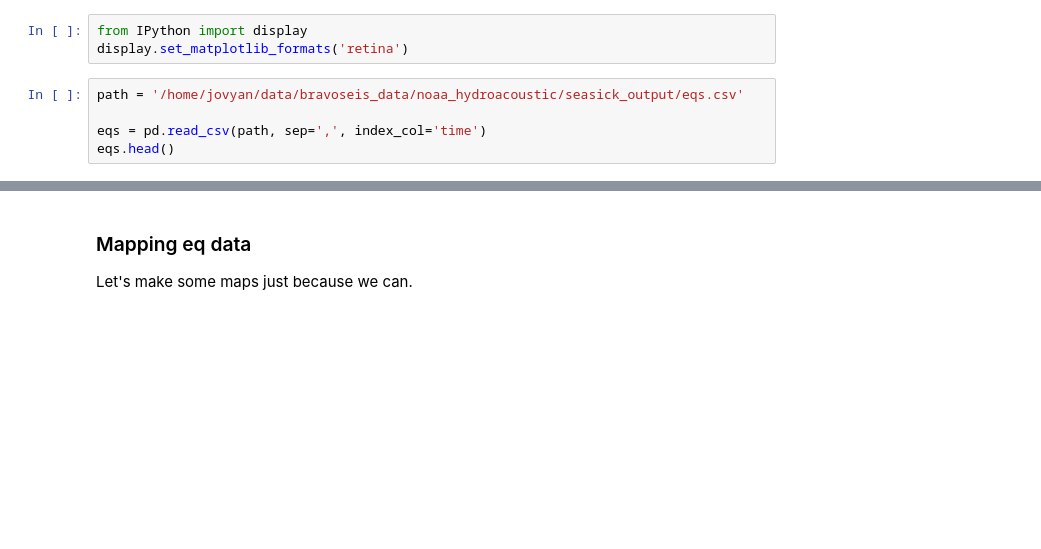
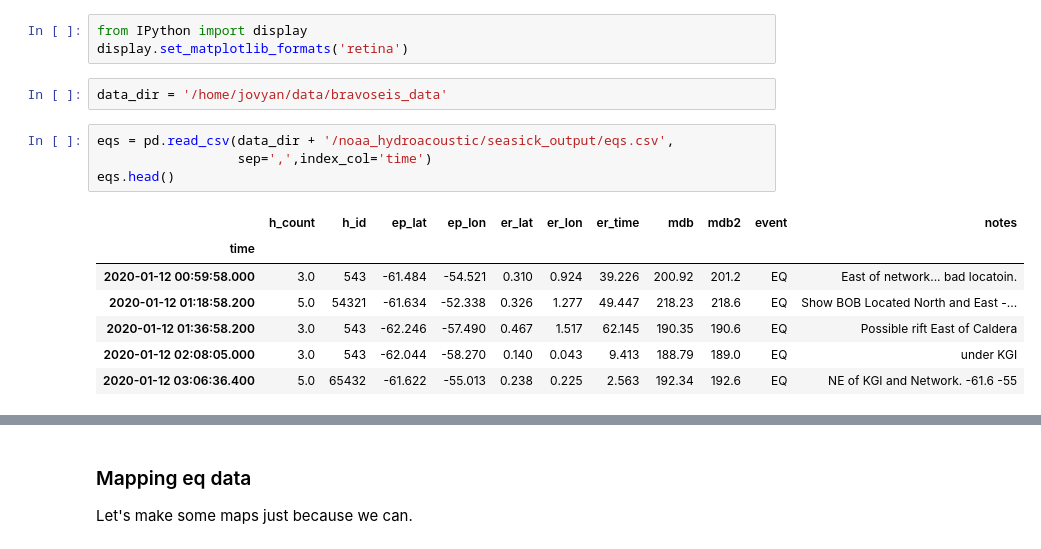
Before and after one commit to daxsoule/bravoseis, a Jupyter notebook: notebooks/hydroacoustic_plots.ipynb, the cells around one changed output, grey strips where cells are left out. Saved outputs shown, nothing was run; the diff lists cells and outputs as text; blank space fills up the shorter version.

```diff
--- a/notebooks/hydroacoustic_plots.ipynb
+++ b/notebooks/hydroacoustic_plots.ipynb
@@ -8,8 +16,17 @@ plt.rcParams['figure.figsize'] = (14, 8)
 # %%
 from IPython import display
 display.set_matplotlib_formats('retina')
+# %%
+data_dir = '/home/jovyan/data/bravoseis_data'
 # %%
-path = '/home/jovyan/data/bravoseis_data/noaa_hydroacoustic/seasick_output/eqs.csv'
-
-eqs = pd.read_csv(path, sep=',', index_col='time')
+eqs = pd.read_csv(data_dir + '/noaa_hydroacoustic/seasick_output/eqs.csv',
+                  sep=',',index_col='time')
 eqs.head()
+# %% [output]
+|  | h_count | h_id | ep_lat | ep_lon | er_lat | er_lon | er_time | mdb | mdb2 | event | notes |
+| time |  |  |  |  |  |  |  |  |  |  |  |
+| 2020-01-12 00:59:58.000 | 3.0 | 543 | -61.484 | -54.521 | 0.310 | 0.924 | 39.226 | 200.92 | 201.2 | EQ | East of network... bad locatoin. |
+| 2020-01-12 01:18:58.200 | 5.0 | 54321 | -61.634 | -52.338 | 0.326 | 1.277 | 49.447 | 218.23 | 218.6 | EQ | Show BOB Located North and East -... |
+| 2020-01-12 01:36:58.200 | 3.0 | 543 | -62.246 | -57.490 | 0.467 | 1.517 | 62.145 | 190.35 | 190.6 | EQ | Possible rift East of Caldera |
+| 2020-01-12 02:08:05.000 | 3.0 | 543 | -62.044 | -58.270 | 0.140 | 0.043 | 9.413 | 188.79 | 189.0 | EQ | under KGI |
+| 2020-01-12 03:06:36.400 | 5.0 | 65432 | -61.622 | -55.013 | 0.238 | 0.225 | 2.563 | 192.34 | 192.6 | EQ | NE of KGI and Network. -61.6 -55 |
```
Also changed, not shown: parts of 6 cells of this notebook, 2 other files.
